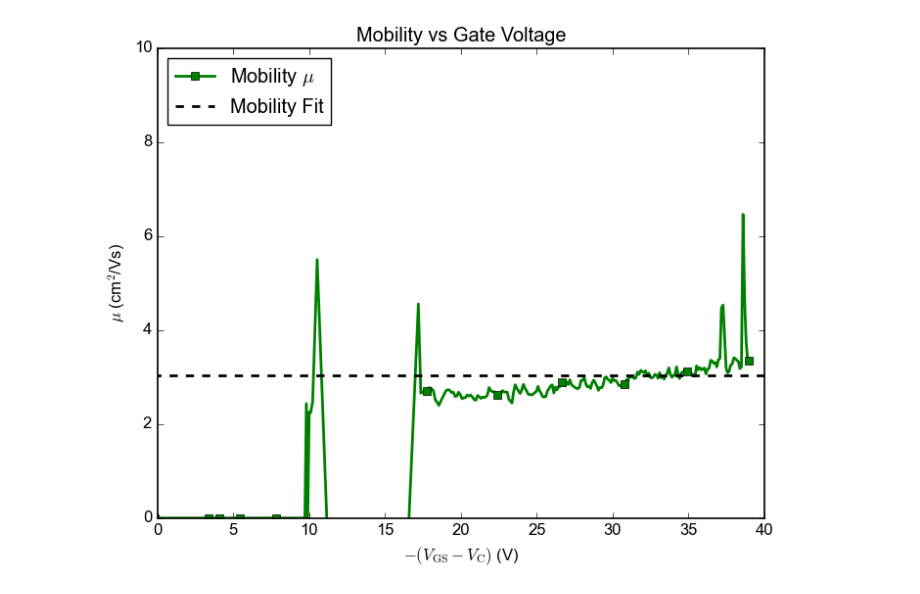
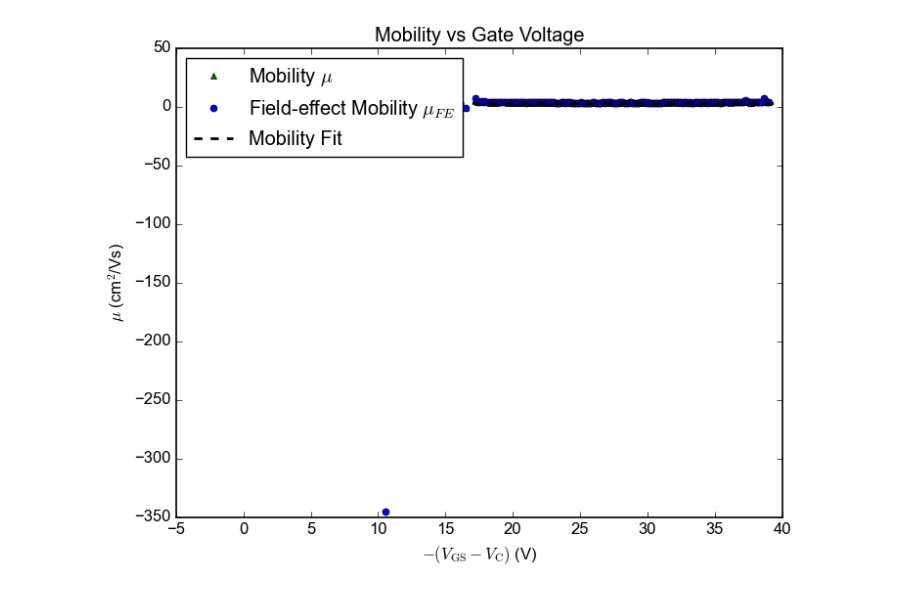
Before and after one commit to phamtrungkien8904/BachelorThesis, a Jupyter notebook: PS-cook/mobility.ipynb, the cells around one changed output. Saved outputs shown, nothing was run; the diff lists cells and outputs as text; code cells hidden in the pictures.

```diff
--- a/PS-cook/mobility.ipynb
+++ b/PS-cook/mobility.ipynb
@@ -78,14 +79,14 @@ plt.show()
 # %%
-C =	2.6e-9	# F
-A = 45e-6	# m^2
-Ci = C/A # F/m^2
-V_del = V_GS - V_C
+C = 2.6e-9  # F
+A = 45e-6  # m^2
+Ci = C / A  # F/m^2
+V_del = -(V_GS - V_C)
 
-
+mask = (V_del > 15) & (V_del < 35) & (sigma > 0)
 def func(x, a, b):
     return a * x + b
 
-popt, pcov = curve_fit(func, V_del, sigma)
+popt, pcov = curve_fit(func, V_del[mask], sigma[mask])
 sigma_fit = func(V_del, *popt)
 a, b = popt
 
@@ -97,9 +98,9 @@ r2 = 1 - (ss_res / ss_tot)
 # 1-sigma parameter uncertainties from covariance matrix
 perr = np.sqrt(np.diag(pcov))
 a_err, b_err = perr
-V_T_fit = -b/a
+V_T_fit = -b / a
 V_T_err = abs(V_T_fit) * np.sqrt((b_err / b) ** 2 + (a_err / a) ** 2)
-mu_fit = -a/Ci*1e4
+mu_fit = a / Ci * 1e4
 mu_err = abs(mu_fit * a_err / a)
 
 print(f"a = {a:.3g} ± {a_err:.3g}")
@@ -107,13 +108,13 @@ print(f"b = {b:.3g} ± {b_err:.3g}")
 print(f"R^2 = {r2:.3f}")
 
 print(f"V_T = ({V_T_fit:.3g} ± {V_T_err:.3g}) V")
-print(f"mu = ({-a/Ci*1e4:.3g} ± {mu_err:.3g}) cm^2/Vs")
+print(f"mu = ({mu_fit:.3g} ± {mu_err:.3g}) cm^2/Vs")
 
-x = np.linspace(-40, 40, 100)
-plt.plot(-(V_GS - V_C), sigma*1e6, lw=2, label=r'Data $\sigma_\text{2D}$', color='red', marker='^', linestyle='-', markevery=40)
-plt.plot(-x, func(x, *popt)*1e6, lw=2, label='Linear Fit', color='blue', linestyle='--')
+x = np.linspace(0, 40, 100)
+plt.plot(-(V_GS - V_C), sigma*1e6, '^', label=r'Data $\sigma_\text{2D}$', color='red', markersize=5, markevery=1)
+plt.plot(x, func(x, *popt) * 1e6, lw=2, label='Linear Fit', color='blue', linestyle='--')
 plt.xlabel(r"$-(V_\text{GS} - V_\text{C})$ (V)")
-plt.ylabel(r"$\sigma_\text{2D}$ (S/sq)")
+plt.ylabel(r"$\sigma_\text{2D}$ ($\mu$S/sq)")
 plt.xlim(0, 40)
 plt.ylim(0, 0.7)
 plt.legend(frameon=True, loc='upper left', numpoints=1)
@@ -129,15 +130,16 @@ mu = (3.04 ± 0.0413) cm^2/Vs
 # %%
-mu = -sigma / (Ci * (V_GS - V_T_fit - V_C)) * 1e4  # Convert to cm^2/Vs
+mu_int = sigma / (Ci * (V_del - V_T_fit)) * 1e4  # Convert to cm^2/Vs
+mu_FE = -sigma / (Ci * (V_GS + V_T_fit - V_DS/2)) * 1e4  # Field-effect mobility
 
-
-plt.plot(-(V_GS - V_C), mu, lw=2, label=r'Mobility $\mu$', color='green', marker='s', linestyle='-', markevery=40)
-plt.plot(-x, np.ones_like(x)*mu_fit, lw=2, label='Mobility Fit', color='black', linestyle='--')
+plt.plot(V_del, mu_int, label=r'Mobility $\mu$', color='green', marker='^', markersize=5, markevery=1, linestyle='None')
+plt.plot(V_del, mu_FE, label=r'Field-effect Mobility $\mu_{FE}$', color='blue', marker='o', markersize=5, markevery=1, linestyle='None')
+plt.plot(x, np.ones_like(x) * mu_fit, lw=2, label='Mobility Fit', color='black', linestyle='--')
 plt.xlabel(r"$-(V_\text{GS} - V_\text{C})$ (V)")
 plt.ylabel(r"$\mu$ (cm$^2$/Vs)")
-plt.xlim(0, 40)
-plt.ylim(0, 10)
+# plt.xlim(0, 40)
+# plt.ylim(0, 10)
 plt.legend(frameon=True, loc='upper left', numpoints=1)
 plt.title("Mobility vs Gate Voltage")
 plt.show()
 # %% [output]
-[figure, old version]
+[figure, new version]
```
Also changed, not shown: parts of 3 cells of this notebook.
